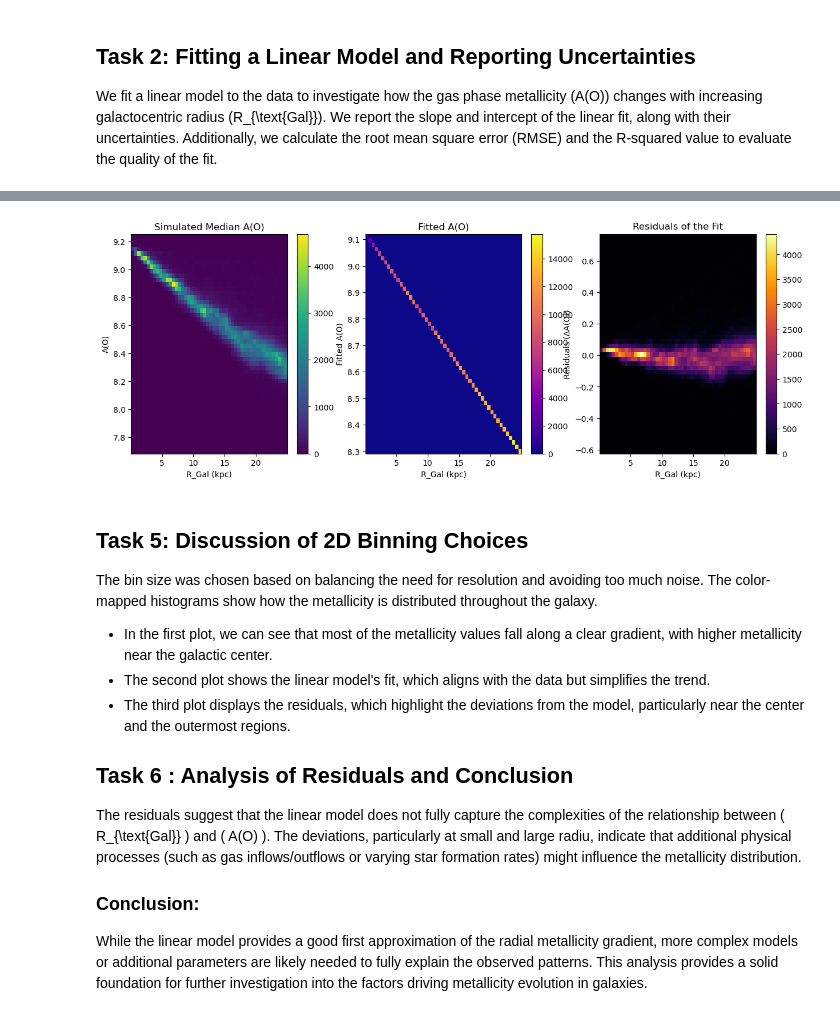
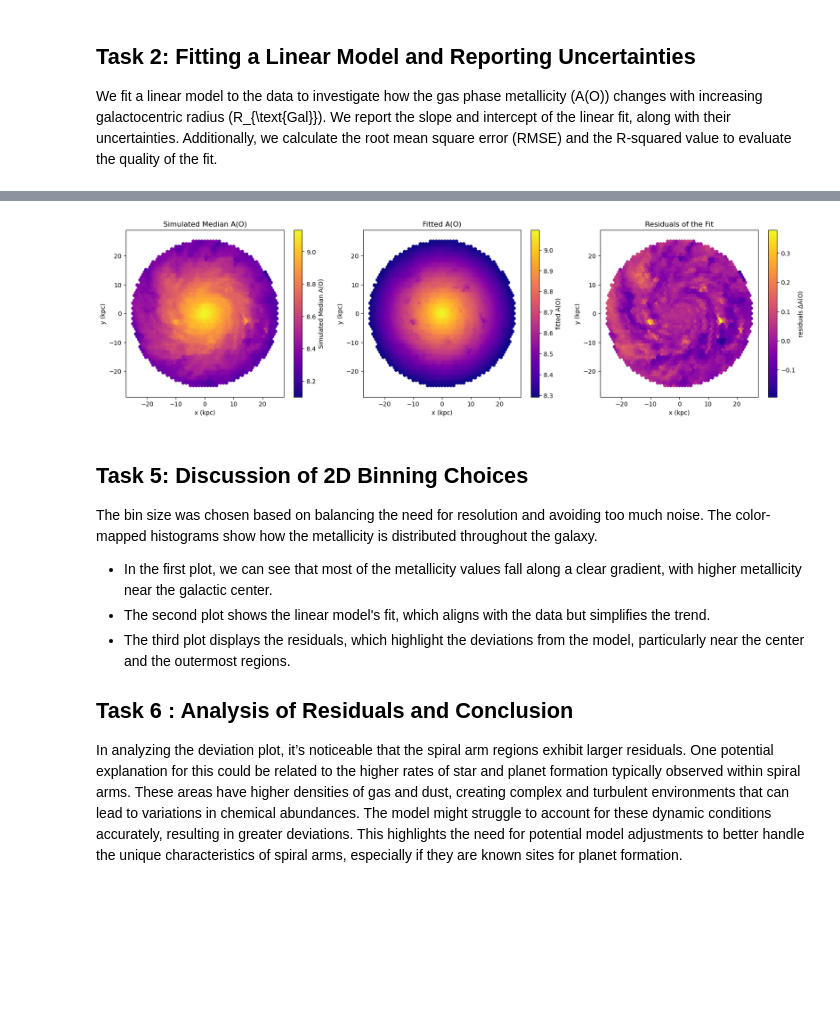
Before and after one commit to csy331/ASTR8004, a Jupyter notebook: assignment3.ipynb, the cells around one changed output, grey strips where cells are left out. Drawn from its saved outputs; the diff is of its cells as text; code cells hidden in the pictures; blank space fills up the shorter version.

```diff
--- a/assignment3.ipynb
+++ b/assignment3.ipynb
@@ -281,38 +288,41 @@ The three histograms show:
 # %%
-plt.figure(figsize=(15, 5))
+plt.figure(figsize=(20, 5))
 
 # (a) 2D-histogram of the median simulated A(O)
 plt.subplot(1, 3, 1)
-plt.hist2d(R_Gal, A_O, bins=50, cmap='viridis')
-plt.colorbar()
-plt.xlabel('R_Gal (kpc)')
-plt.ylabel('A(O)')
+plt.hexbin(x, y, A_O, gridsize=50, cmap='plasma')
+plt.colorbar(label = 'Simulated Median A(O)')
+plt.xlabel('x (kpc)')
+plt.ylabel('y (kpc)')
 plt.title('Simulated Median A(O)')
+plt.axis("equal")
 
 # (b) 2D-histogram of the fitted A(O)
 plt.subplot(1, 3, 2)
 fitted_AO = linear_model(R_Gal, slope, intercept)
-plt.hist2d(R_Gal, fitted_AO, bins=50, cmap='plasma')
-plt.colorbar()
-plt.xlabel('R_Gal (kpc)')
-plt.ylabel('Fitted A(O)')
+plt.hexbin(x, y, fitted_AO, gridsize=50, cmap='plasma')
+plt.colorbar(label ='fitted A(O)')
+plt.xlabel('x (kpc)')
+plt.ylabel('y (kpc)')
 plt.title('Fitted A(O)')
+plt.axis("equal")
 
 # (c) 2D-histogram of the residuals ΔA(O)
 plt.subplot(1, 3, 3)
-plt.hist2d(R_Gal, residuals, bins=50, cmap='inferno')
-plt.colorbar()
-plt.xlabel('R_Gal (kpc)')
-plt.ylabel('Residuals (ΔA(O))')
+plt.hexbin(x, y, residuals, gridsize=50, cmap='plasma')
+plt.colorbar(label ='residuals ΔA(O)')
+plt.xlabel('x (kpc)')
+plt.ylabel('y (kpc)')
 plt.title('Residuals of the Fit')
+plt.axis("equal")
 
 # Save the figure
 plt.savefig('figures/3_panel_histograms.png', dpi=200)
 
 # Show the plot
 plt.show()
 # %% [output]
-[figure, old version]
+[figure, new version]
 # %% [markdown]
 ## Task 5: Discussion of 2D Binning Choices
 
@@ -324,7 +334,4 @@ The bin size was chosen based on balancing the need for resolution and avoiding
 
 ## Task 6 : Analysis of Residuals and Conclusion
 
-The residuals suggest that the linear model does not fully capture the complexities of the relationship between \( R_{\text{Gal}} \) and \( A(O) \). The deviations, particularly at small and large radiu, indicate that additional physical processes (such as gas inflows/outflows or varying star formation rates) might influence the metallicity distribution.
-
-### Conclusion:
-While the linear model provides a good first approximation of the radial metallicity gradient, more complex models or additional parameters are likely needed to fully explain the observed patterns. This analysis provides a solid foundation for further investigation into the factors driving metallicity evolution in galaxies.
+In analyzing the deviation plot, it’s noticeable that the spiral arm regions exhibit larger residuals. One potential explanation for this could be related to the higher rates of star and planet formation typically observed within spiral arms. These areas have higher densities of gas and dust, creating complex and turbulent environments that can lead to variations in chemical abundances. The model might struggle to account for these dynamic conditions accurately, resulting in greater deviations. This highlights the need for potential model adjustments to better handle the unique characteristics of spiral arms, especially if they are known sites for planet formation.
```
Also changed, not shown: parts of 5 cells of this notebook, 1 other file.
